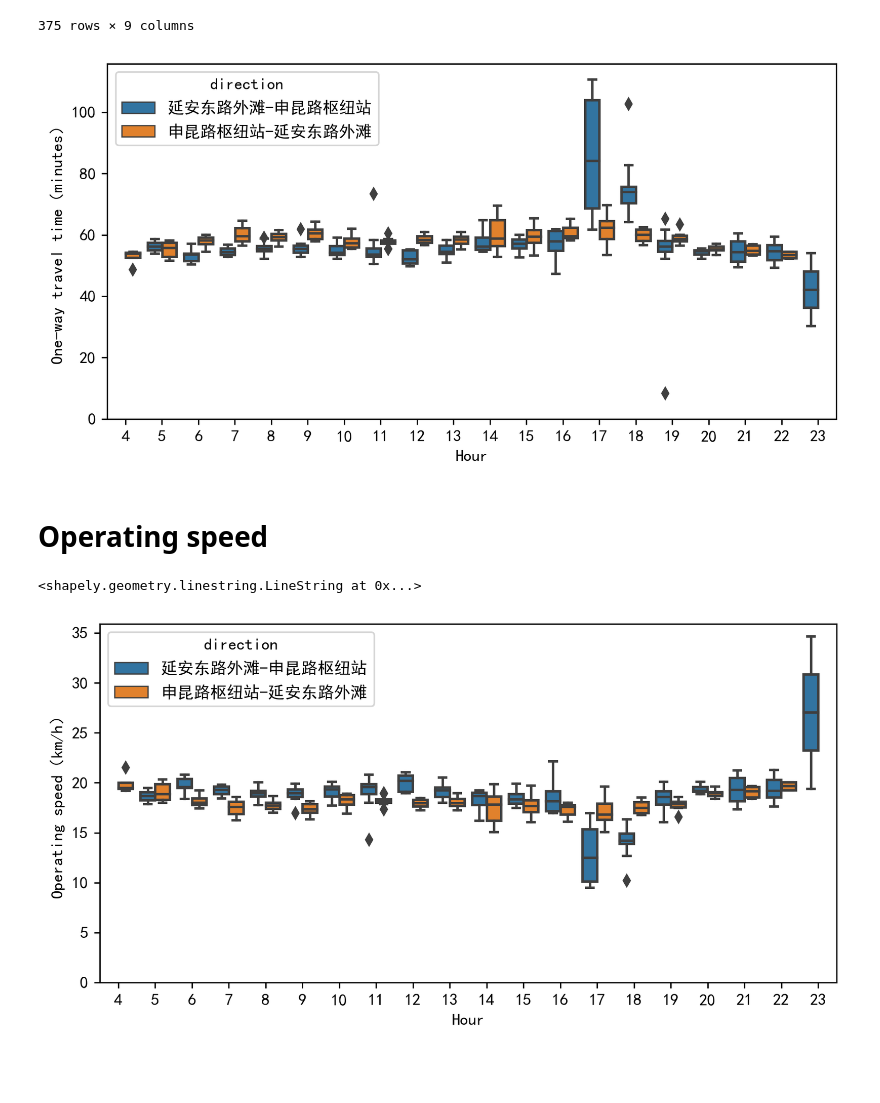
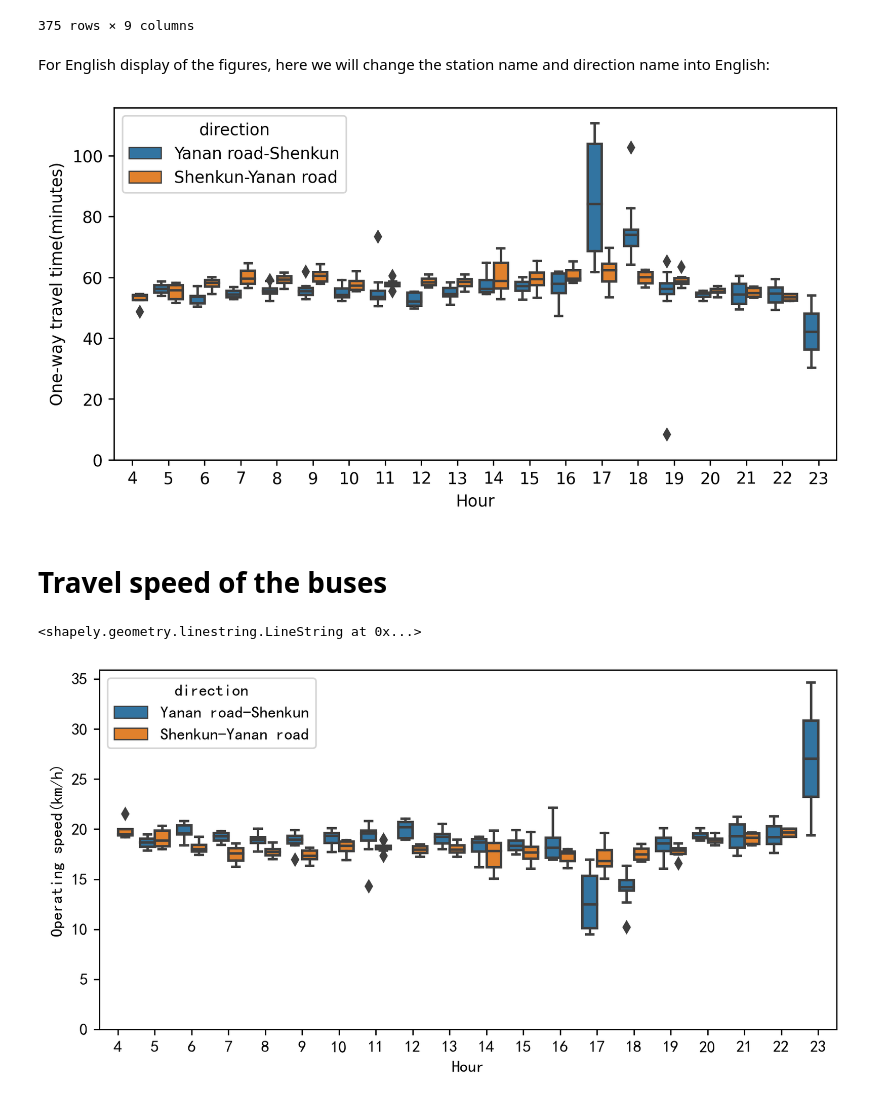
Before and after one commit to ni1o1/transbigdata, a Jupyter notebook: example/Example 2-Identifying arrival and departure information from Bus GPS data.ipynb, the cells around one changed output. Saved outputs shown, nothing was run; the diff lists cells and outputs as text; code cells hidden in the pictures; blank space fills up the shorter version.

```diff
--- a/example/Example 2-Identifying arrival and departure information from Bus GPS data.ipynb
+++ b/example/Example 2-Identifying arrival and departure information from Bus GPS data.ipynb
@@ -82,7 +84,7 @@ arriveinfo
 # %%
 onewaytime = tbd.busgps_onewaytime(arriveinfo,
                                    start = '延安东路外滩',
-                                   end = '申昆路枢纽站',col = ['VehicleId','stopname'])
+                                   end = '申昆路枢纽站',col = ['VehicleId','stopname', 'arrivetime', 'leavetime'])
 # %%
 onewaytime
 # %% [output]
@@ -99,27 +101,31 @@ onewaytime
 | 0 | 2019-01-17 13:45:04 | 申昆路枢纽站 | 148 | 2019-01-17 14:44:03 | 延安东路外滩 | 148.0 | 3539.0 | 13 | 申昆路枢纽站-延安东路外滩 |
 | 1 | 2019-01-17 16:32:46 | 申昆路枢纽站 | 148 | 2019-01-17 17:31:34 | 延安东路外滩 | 148.0 | 3528.0 | 16 | 申昆路枢纽站-延安东路外滩 |
 375 rows × 9 columns
+# %% [markdown]
+For English display of the figures, here we will change the station name and direction name into English:
+# %%
+onewaytime.loc[onewaytime['stopname']=='延安东路外滩','stopname']="Yanan road station"
+onewaytime.loc[onewaytime['stopname1']=='申昆路枢纽站','stopname1']="Shenkun station"
+onewaytime.loc[onewaytime['direction']=='延安东路外滩-申昆路枢纽站','direction']="Yanan road-Shenkun"
+onewaytime.loc[onewaytime['direction']=='申昆路枢纽站-延安东路外滩','direction']="Shenkun-Yanan road"
 # %%
 ## Draw box plot for one-way travel time
 import numpy as np
 import matplotlib.pyplot as plt
 import seaborn as sns
-plt.rcParams['font.sans-serif']=['SimHei']
-plt.rcParams['font.serif'] = ['SimHei']
-plt.rcParams['axes.unicode_minus']=False
 fig     = plt.figure(1,(8,4),dpi = 250)
 ax1      = plt.subplot(111)
 
 sns.boxplot(x = 'shour',y = onewaytime['duration']/60,hue = 'direction',data = onewaytime)
 
-plt.ylabel('One-way travel time（minutes）')
+plt.ylabel('One-way travel time(minutes)')
 plt.xlabel('Hour')
 plt.ylim(0)
 plt.show()
 # %% [output]
-[figure, old version]
+[figure, new version]
 # %% [markdown]
-# Operating speed
+# Travel speed of the buses
 # %%
 #Convert coordinate system to projection coordinate system for later calculation of distance
 line.crs = {'init':'epsg:4326'}
@@ -146,9 +152,9 @@ plt.rcParams['axes.unicode_minus']=False
 fig     = plt.figure(1,(8,4),dpi = 250)
 ax1      = plt.subplot(111)
 sns.boxplot(x = 'shour',y = 'speed',hue = 'direction',data = onewaytime)
-plt.ylabel('Operating speed（km/h）')
+plt.ylabel('Operating speed(km/h)')
 plt.xlabel('Hour')
 plt.ylim(0)
 plt.show()
 # %% [output]
-[figure, old version]
+[figure, new version]
```
Also changed, not shown: parts of 1 cell of this notebook, 2 other files.
